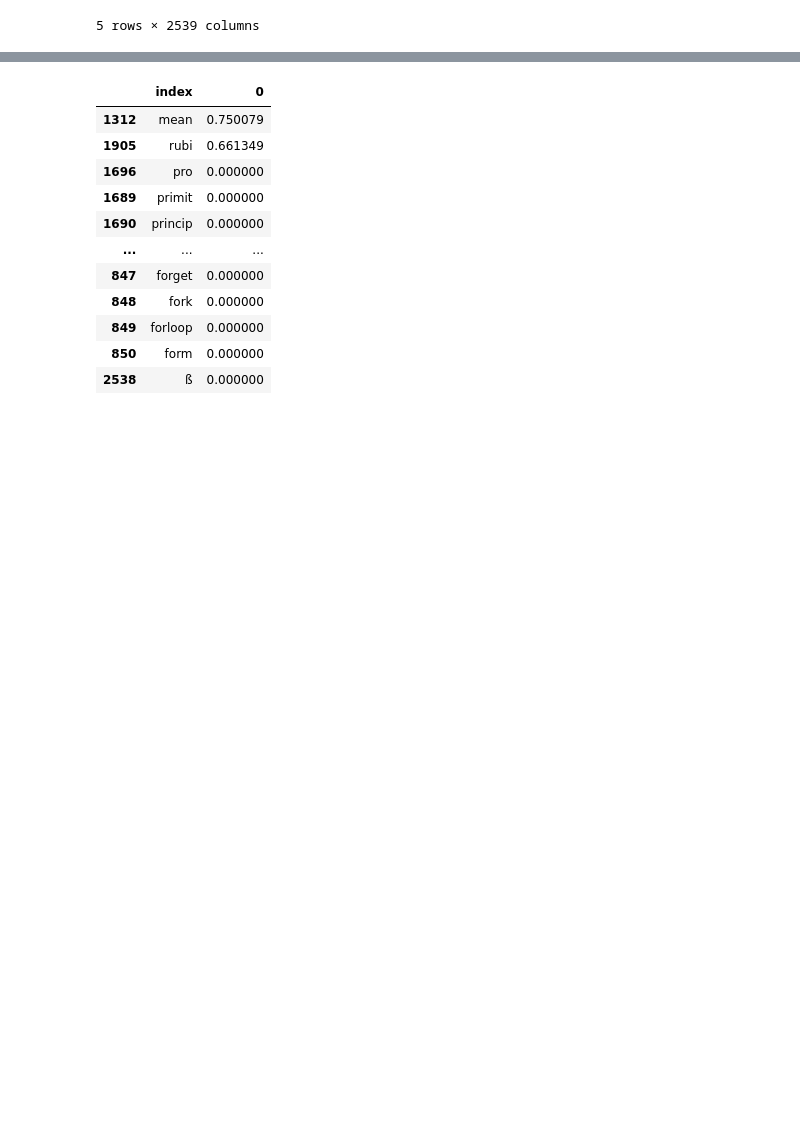
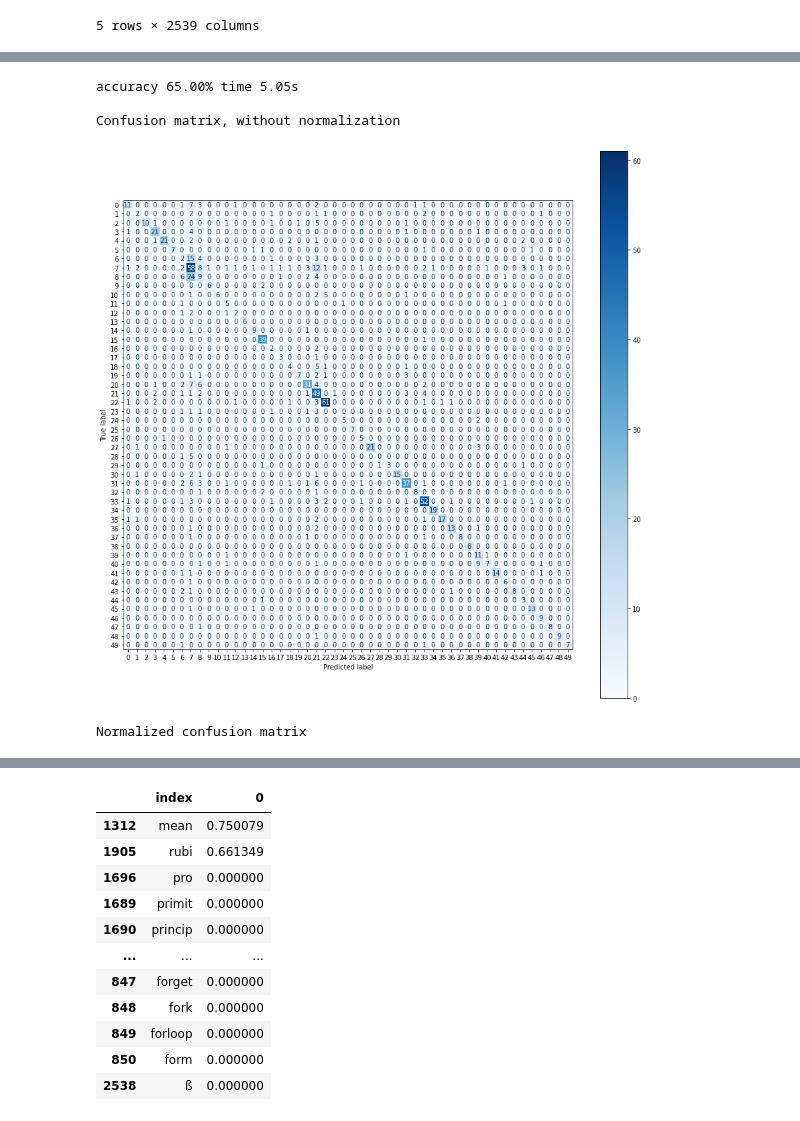
Before and after one commit to FKO78/OC-ds-p6, a Jupyter notebook: P6_Catégorisez_automatiquement_des_questions.ipynb, the cells around one changed output, grey strips where cells are left out. Cells and saved outputs as stored; diff of their text form; code cells hidden in the pictures; blank space fills up the shorter version.

```diff
--- a/P6_Catégorisez_automatiquement_des_questions.ipynb
+++ b/P6_Catégorisez_automatiquement_des_questions.ipynb
@@ -320,0 +427,38 @@ tfidf_Title.head()
+# %%
+gs = RandomForestClassifier()
+
+start_time = timeit.default_timer()
+
+gs.fit(X_train_scaled, y_train)
+y_pred = gs.predict(X_test_scaled)
+
+elapsed = timeit.default_timer() - start_time
+
+accuracy = 100*metrics.accuracy_score(y_test, y_pred).round(2)
+print("accuracy {:.2f}% time {:.2f}s\n".format(accuracy, elapsed))
+
+np.set_printoptions(precision=2)
+
+#plt.figure(figsize=(20, 20))
+# Plot non-normalized confusion matrix
+titles_options = [("Confusion matrix, without normalization", None),
+                    ("Normalized confusion matrix", 'true')]
+cpt = 1
+for title, normalize in titles_options:
+    fig, ax = plt.subplots(figsize=(15, 15))
+    metrics.plot_confusion_matrix(gs, X_test_scaled, y_test, \
+                                  # display_labels=class_names,
+                                  cmap=plt.cm.Blues, \
+                                  normalize=normalize, ax=ax)
+    #ax_.set_title(title)
+
+    print(title)
+    #print(disp.confusion_matrix)
+    plt.show()
+    cpt += 1
+# %% [output]
+accuracy 65.00% time 5.05s
+
+Confusion matrix, without normalization
+[figure, added]
+Normalized confusion matrix
```
Also changed, not shown: parts of 28 cells of this notebook.
